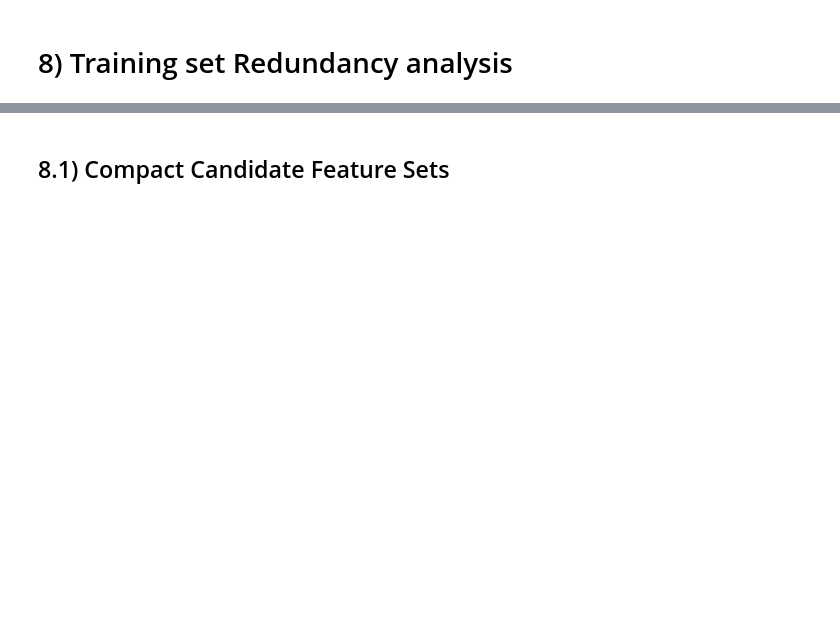
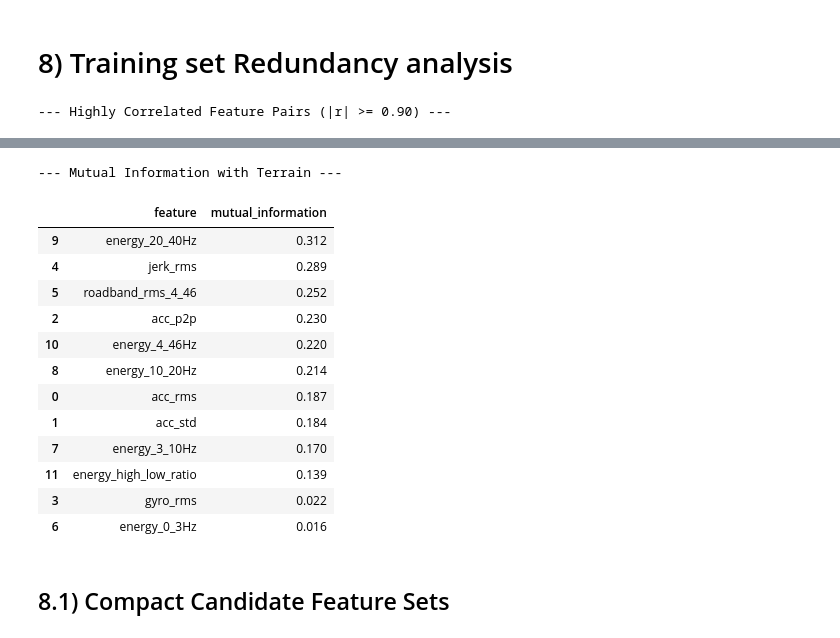
Before and after one commit to thesuacar/road-checker, a Jupyter notebook: notebook.ipynb, the cells around one changed output, grey strips where cells are left out. Cells and saved outputs as stored; diff of their text form; code cells hidden in the pictures; blank space fills up the shorter version.

```diff
--- a/notebook.ipynb
+++ b/notebook.ipynb
@@ -2038,29 +1597,21 @@ print(
 
 from sklearn.feature_selection import mutual_info_classif
 
+# Calculate the absolute Pearson correlation matrix to find redundant features.
+# Doing this strictly on the training set prevents data leakage.
+corr_matrix = X_train_full.corr().abs()
 
-# Absolute Pearson correlation
-corr_matrix = (
-    X_train_full
-    .corr()
-    .abs()
-)
-
-
-# Extract only unique feature pairs
+# Extract only unique feature pairs to avoid duplicate comparisons (e.g., A vs B and B vs A)
 high_corr_pairs = []
 
 for i in range(len(all_feature_cols)):
     for j in range(i + 1, len(all_feature_cols)):
-
         feature_a = all_feature_cols[i]
         feature_b = all_feature_cols[j]
 
-        corr = corr_matrix.loc[
-            feature_a,
-            feature_b
-        ]
+        corr = corr_matrix.loc[feature_a, feature_b]
 
+        # Flag pairs that are 90% or more correlated (highly redundant)
         if corr >= 0.90:
             high_corr_pairs.append({
                 'feature_a': feature_a,
@@ -2068,47 +1619,26 @@ for i in range(len(all_feature_cols)):
                 'abs_correlation': corr
             })
 
+high_corr_df = pd.DataFrame(high_corr_pairs).sort_values('abs_correlation', ascending=False)
 
-high_corr_df = (
-    pd.DataFrame(high_corr_pairs)
-    .sort_values(
-        'abs_correlation',
-        ascending=False
-    )
-)
-
-print(
-    "--- Highly Correlated Feature Pairs "
-    "(|r| >= 0.90) ---"
-)
-
-display(
-    high_corr_df.round(3)
-)
+print("--- Highly Correlated Feature Pairs (|r| >= 0.90) ---")
+display(high_corr_df.round(3))
 
 
 # ------------------------------------------------------------
 # Mutual Information — training data only
 # ------------------------------------------------------------
 
-mi_scores = mutual_info_classif(
-    X_train_full,
-    y_train,
-    random_state=42
-)
+# Calculate Mutual Information (MI) to measure the predictive power of each feature.
+# Higher MI means the feature provides more information about the target terrain.
+mi_scores = mutual_info_classif(X_train_full, y_train, random_state=42)
 
 mi_df = pd.DataFrame({
     'feature': all_feature_cols,
     'mutual_information': mi_scores
-}).sort_values(
-    'mutual_information',
-    ascending=False
-)
+}).sort_values('mutual_information', ascending=False)
 
-print(
-    "\n--- Mutual Information with Terrain ---"
-)
-
-display(
-    mi_df.round(3)
-)
+print("\n--- Mutual Information with Terrain ---")
+display(mi_df.round(3))
+# %% [output]
+--- Highly Correlated Feature Pairs (|r| >= 0.90) ---
@@ -2115,3 +1654,17 @@ display(
+--- Mutual Information with Terrain ---
+|  | feature | mutual_information |
+| 9 | energy_20_40Hz | 0.312 |
+| 4 | jerk_rms | 0.289 |
+| 5 | roadband_rms_4_46 | 0.252 |
+| 2 | acc_p2p | 0.230 |
+| 10 | energy_4_46Hz | 0.220 |
+| 8 | energy_10_20Hz | 0.214 |
+| 0 | acc_rms | 0.187 |
+| 1 | acc_std | 0.184 |
+| 7 | energy_3_10Hz | 0.170 |
+| 11 | energy_high_low_ratio | 0.139 |
+| 3 | gyro_rms | 0.022 |
+| 6 | energy_0_3Hz | 0.016 |
 # %% [markdown]
 ## 8.1) Compact Candidate Feature Sets
 # %%
```
Also changed, not shown: parts of 17 cells of this notebook.
